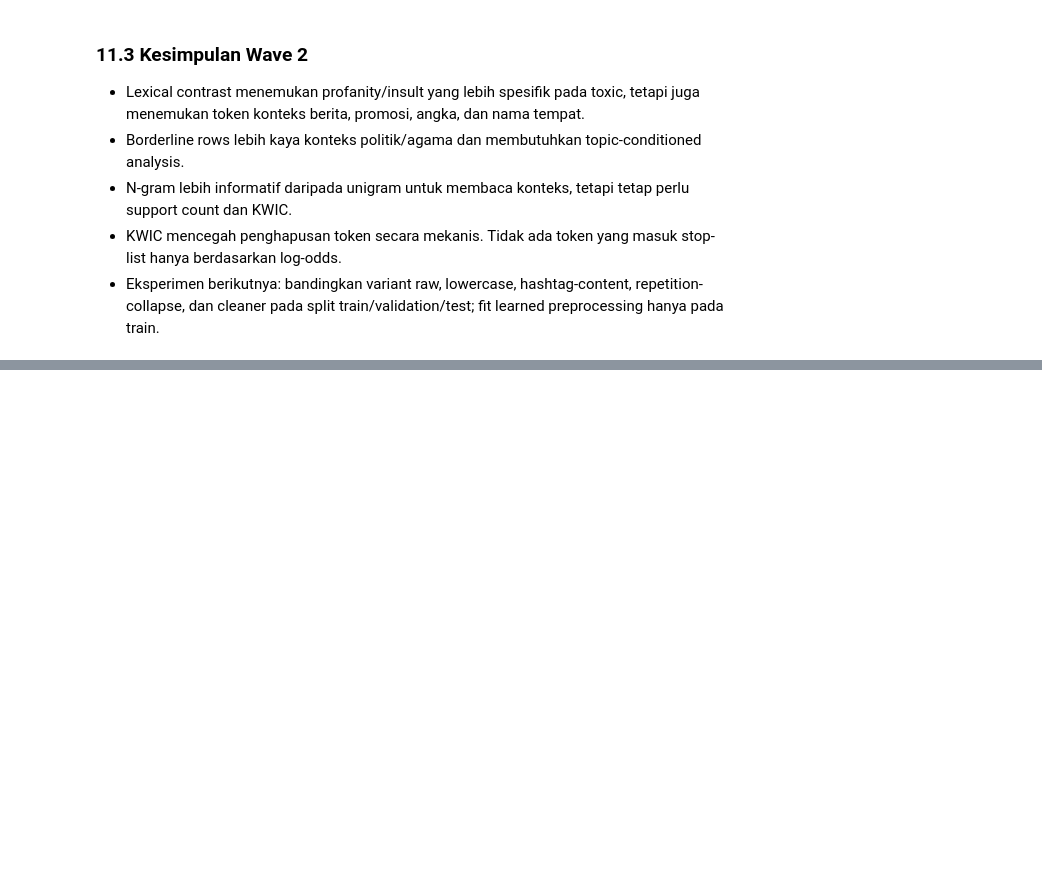
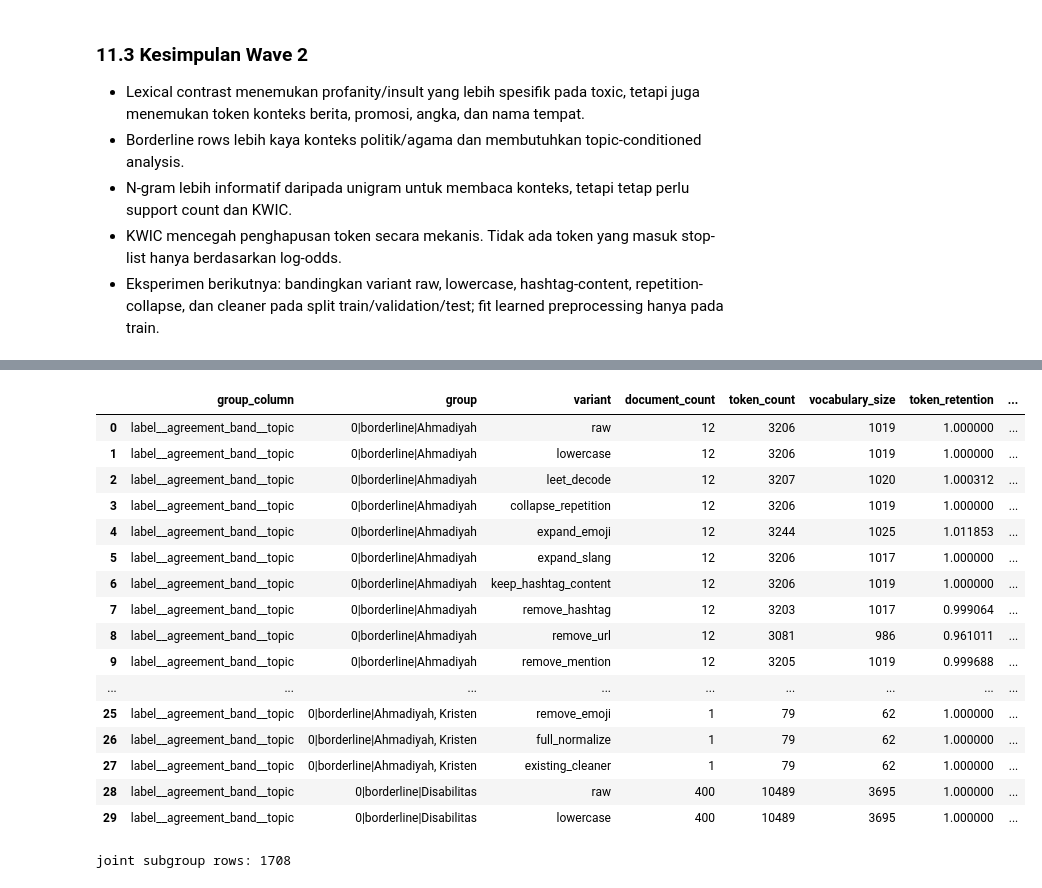
Before and after one commit to Josshua-DSA/Vox, a Jupyter notebook: notebooks/01_eda.ipynb, the cells around one changed output, grey strips where cells are left out. Cells and saved outputs as stored; diff of their text form; code cells hidden in the pictures; blank space fills up the shorter version.

```diff
--- a/notebooks/01_eda.ipynb
+++ b/notebooks/01_eda.ipynb
@@ -996,0 +1070,10 @@ display(wave2_kwic[["query_term", "group", "label", "left_context", "term", "rig
+# %%
+from scripts.run_eda_wave3 import build_variants
+
+wave3r_variants = build_variants()
+wave3r_ablation = eda.variant_signal_ablation(
+    wave2_frame, variants=wave3r_variants, top_n=20, min_count=20
+)
+wave3r_marker = eda.variant_marker_retention(wave2_frame, wave3r_variants)
+display(wave3r_ablation)
+display(wave3r_marker.filter(regex="variant|exclamation|question|emoji"))
@@ -996,0 +1112,30 @@ display(wave2_kwic[["query_term", "group", "label", "left_context", "term", "rig
+# %%
+wave3r_group_frame = wave2_frame.copy(deep=True)
+wave3r_group_frame["agreement_band"] = eda.annotation_profile(wave2_frame)["agreement_band"]
+wave3r_joint = eda.variant_comparison_by_group(
+    wave3r_group_frame,
+    group_columns=["label", "agreement_band", "topic"],
+    variants=wave3r_variants,
+    combine=True,
+)
+display(wave3r_joint.head(30))
+print("joint subgroup rows:", len(wave3r_joint))
+# %% [output]
+|  | group_column | group | variant | document_count | token_count | vocabulary_size | token_retention | ... |
+| 0 | label__agreement_band__topic | 0|borderline|Ahmadiyah | raw | 12 | 3206 | 1019 | 1.000000 | ... |
+| 1 | label__agreement_band__topic | 0|borderline|Ahmadiyah | lowercase | 12 | 3206 | 1019 | 1.000000 | ... |
+| 2 | label__agreement_band__topic | 0|borderline|Ahmadiyah | leet_decode | 12 | 3207 | 1020 | 1.000312 | ... |
+| 3 | label__agreement_band__topic | 0|borderline|Ahmadiyah | collapse_repetition | 12 | 3206 | 1019 | 1.000000 | ... |
+| 4 | label__agreement_band__topic | 0|borderline|Ahmadiyah | expand_emoji | 12 | 3244 | 1025 | 1.011853 | ... |
+| 5 | label__agreement_band__topic | 0|borderline|Ahmadiyah | expand_slang | 12 | 3206 | 1017 | 1.000000 | ... |
+| 6 | label__agreement_band__topic | 0|borderline|Ahmadiyah | keep_hashtag_content | 12 | 3206 | 1019 | 1.000000 | ... |
+| 7 | label__agreement_band__topic | 0|borderline|Ahmadiyah | remove_hashtag | 12 | 3203 | 1017 | 0.999064 | ... |
+| 8 | label__agreement_band__topic | 0|borderline|Ahmadiyah | remove_url | 12 | 3081 | 986 | 0.961011 | ... |
+| 9 | label__agreement_band__topic | 0|borderline|Ahmadiyah | remove_mention | 12 | 3205 | 1019 | 0.999688 | ... |
+| ... | ... | ... | ... | ... | ... | ... | ... | ... |
+| 25 | label__agreement_band__topic | 0|borderline|Ahmadiyah, Kristen | remove_emoji | 1 | 79 | 62 | 1.000000 | ... |
+| 26 | label__agreement_band__topic | 0|borderline|Ahmadiyah, Kristen | full_normalize | 1 | 79 | 62 | 1.000000 | ... |
+| 27 | label__agreement_band__topic | 0|borderline|Ahmadiyah, Kristen | existing_cleaner | 1 | 79 | 62 | 1.000000 | ... |
+| 28 | label__agreement_band__topic | 0|borderline|Disabilitas | raw | 400 | 10489 | 3695 | 1.000000 | ... |
+| 29 | label__agreement_band__topic | 0|borderline|Disabilitas | lowercase | 400 | 10489 | 3695 | 1.000000 | ... |
+joint subgroup rows: 1708
```
Also changed, not shown: parts of 22 cells of this notebook.
